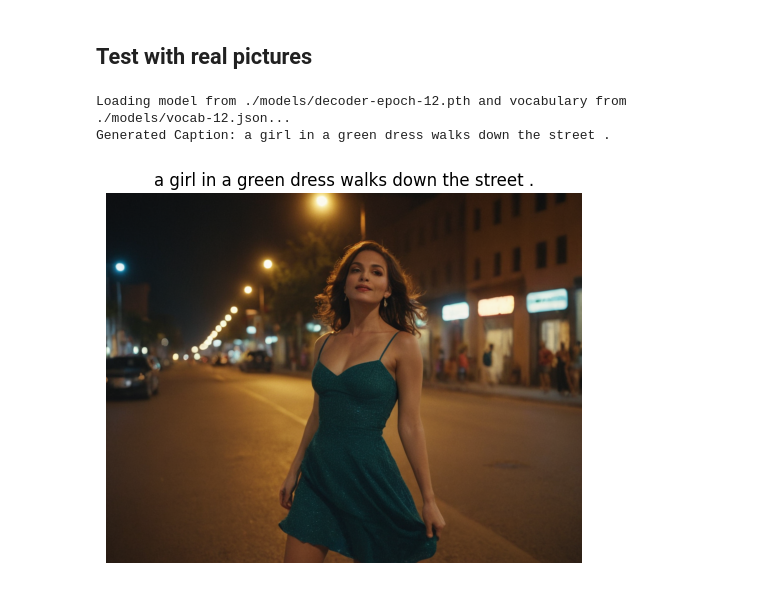
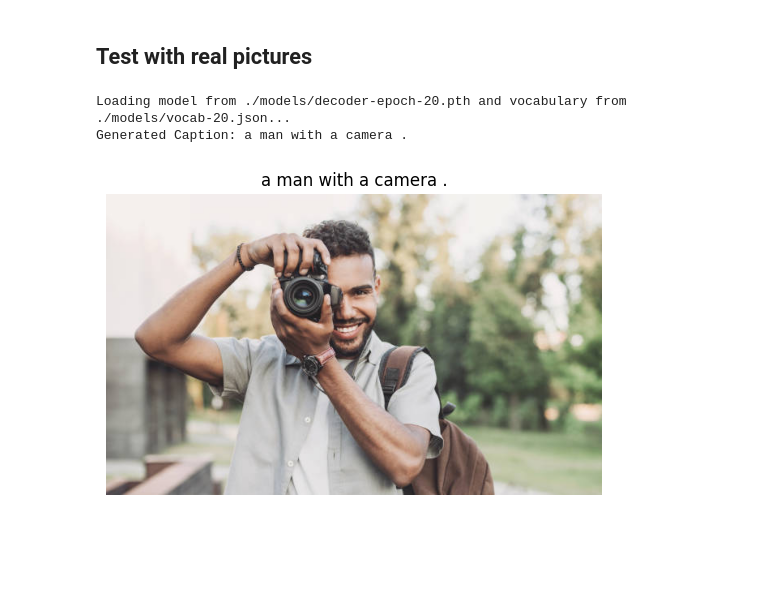
Before and after one commit to axiao01/Image-To-Text-Captions, a Jupyter notebook: LSTM/img2text_lstm_Xiao.ipynb, the cells around one changed output. Cells and saved outputs as stored; diff of their text form; code cells hidden in the pictures; blank space fills up the shorter version.

```diff
--- a/LSTM/img2text_lstm_Xiao.ipynb
+++ b/LSTM/img2text_lstm_Xiao.ipynb
@@ -63,7 +63,7 @@ class Config:
 
     EMBED_SIZE = 512
     HIDDEN_SIZE = 512
-    NUM_LAYERS = 1
+    NUM_LAYERS = 2
     VOCAB_THRESHOLD = 5
 
     BATCH_SIZE = 32
@@ -72,7 +72,7 @@ class Config:
     LEARNING_RATE = 1e-4
     LOG_STEP = 1200
     SAVE_STEP = 1
-    DROPOUT_PROB = 0.2
+    DROPOUT_PROB = 0.3
 
     DEVICE = torch.device('cuda' if torch.cuda.is_available() else 'cpu')
 
@@ -1109,40 +1108,40 @@ plt.show()
 # %% [markdown]
 ## Test with real pictures
 # %%
-img_path = r"./tests/img01.png"
-model_file="./models/decoder-epoch-12.pth"
-vocab_file="./models/vocab-12.json"
+img_path = r"../tests/img02.png"
+model_file="./models/decoder-epoch-20.pth"
+vocab_file="./models/vocab-20.json"
 img = Image.open(img_path).convert("RGB")
 
 print(f"Loading model from {model_file} and vocabulary from {vocab_file}...")
 with open(vocab_file, 'r') as f:
     vocab_data = json.load(f)
     vocab = Vocabulary(Config.VOCAB_THRESHOLD)
     vocab.word2idx = vocab_data['word2idx']
     vocab.idx2word = {int(k): v for k, v in vocab_data['idx2word'].items()}
 decoder = DecoderRNN(
     Config.EMBED_SIZE,
     Config.HIDDEN_SIZE,
     len(vocab),
     Config.NUM_LAYERS,
     Config.INTEGRATION_STRATEGY
 ).to(Config.DEVICE)
 decoder.load_state_dict(torch.load(model_file, map_location=Config.DEVICE))
 inference_transform = transforms.Compose([
     transforms.Resize((224, 224)),
     transforms.ToTensor(),
     transforms.Normalize(mean=[0.485, 0.456, 0.406], std=[0.229, 0.224, 0.225]),
 ])
 inference_encoder = EncoderCNN().to(Config.DEVICE)
 decoder.eval()
 caption = generate_caption_for_image(img_path, inference_encoder, decoder, vocab, inference_transform)
 print("Generated Caption:", caption)
 
 plt.imshow(img)
 plt.title(caption)
 plt.axis("off")
 plt.show()
 # %% [output]
-Loading model from ./models/decoder-epoch-12.pth and vocabulary from ./models/vocab-12.json...
-Generated Caption: a girl in a green dress walks down the street .
+Loading model from ./models/decoder-epoch-20.pth and vocabulary from ./models/vocab-20.json...
+Generated Caption: a man with a camera .
-[figure, old version]
+[figure, new version]
```
Also changed, not shown: parts of 5 cells of this notebook.
